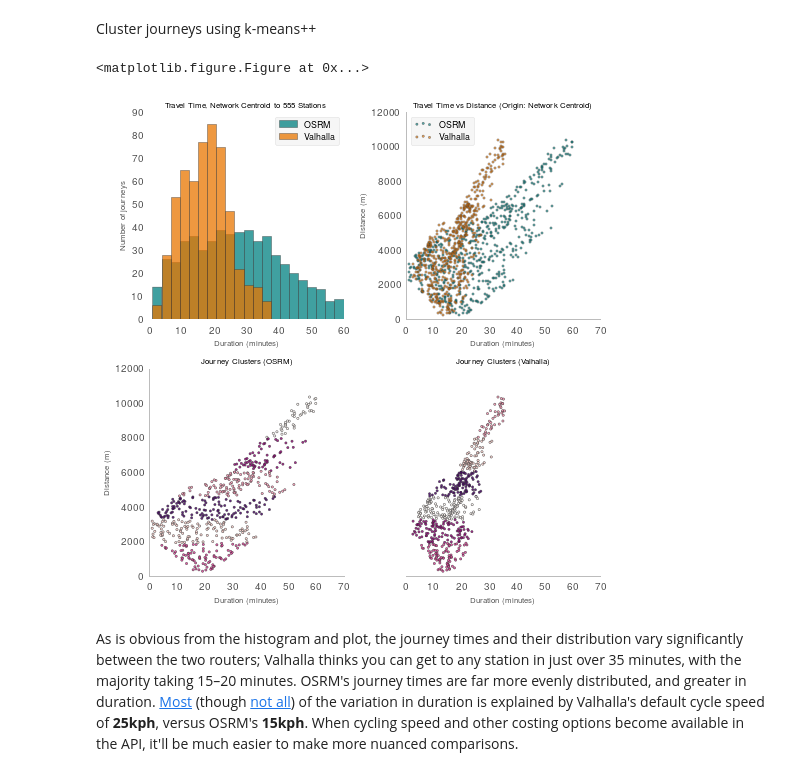
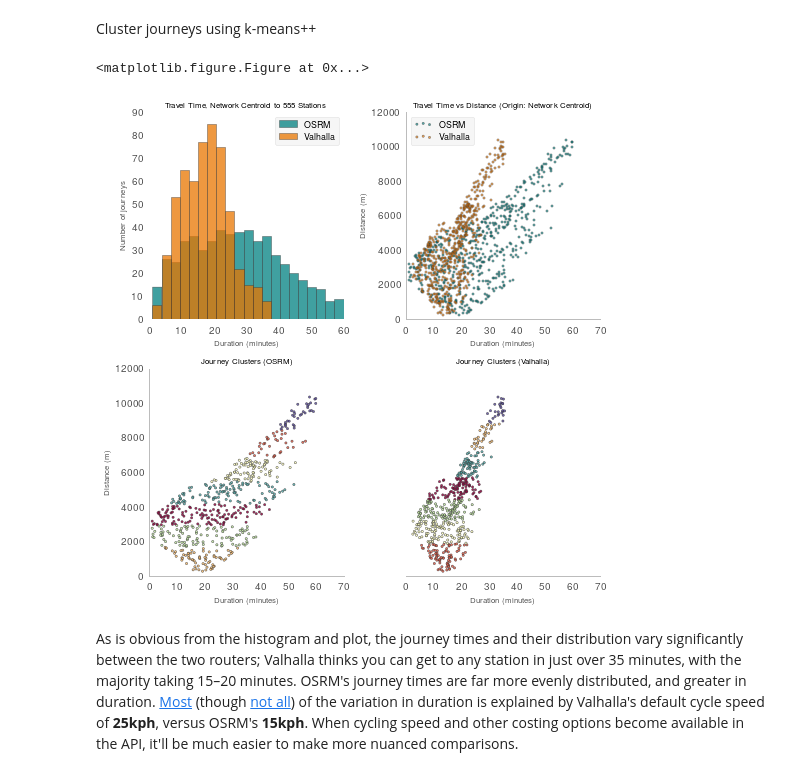
Before and after one commit to urschrei/router_comparison, a Jupyter notebook: OSRM_vs_Valhalla.ipynb, the cells around one changed output. Drawn from its saved outputs; the diff is of its cells as text; code cells hidden in the pictures.

Commit message:
More clusters, different colour map

```diff
--- a/OSRM_vs_Valhalla.ipynb
+++ b/OSRM_vs_Valhalla.ipynb
@@ -81,15 +81,19 @@ merged.head()
 # %% [markdown]
 Cluster journeys using k-means++
 # %%
-kmeans_osrm = KMeans(init='k-means++', n_clusters=6, n_init=10)
+kmeans_osrm = KMeans(init='k-means++', n_clusters=7, n_init=10)
 kmeans_osrm.fit(merged[['centroid_distance', 'travel_time_osrm']])
-merged['cluster_id_osrm'] = kmeans_osrm.labels_
-centroids_osrm = kmeans_osrm.cluster_centers_
+merged['kmeans_bin_osrm'] = kmeans_osrm.labels_
+kmeans_centroids_osrm = kmeans_osrm.cluster_centers_
 
-kmeans_valhalla = KMeans(init='k-means++', n_clusters=6, n_init=10)
+kmeans_valhalla = KMeans(init='k-means++', n_clusters=7, n_init=10)
 kmeans_valhalla.fit(merged[['centroid_distance', 'travel_time_valhalla']])
-merged['cluster_id_valhalla'] = kmeans_valhalla.labels_
-centroids_valhalla = kmeans_valhalla.cluster_centers_
+merged['kmeans_bin_valhalla'] = kmeans_valhalla.labels_
+kmeans_centroids_valhalla = kmeans_valhalla.cluster_centers_
+
+# dbscan_valhalla = DBSCAN(eps=75., min_samples=5)
+# dbscan_valhalla.fit(merged[['centroid_distance', 'travel_time_valhalla']])
+# merged['dbscan_id_valhalla'] = dbscan_valhalla.labels_
 # %%
 # set up plots
 # numrows, numcolumns, plot number (specify in row, column order)
@@ -172,10 +176,10 @@ ax3 = fig.add_subplot(223, axisbg='none', frame_on=True)
 osrm_cluster = plt.scatter(
     x=merged['travel_time_osrm'],
     y=merged['centroid_distance'],
-    c=merged['cluster_id_osrm'],
+    c=merged['kmeans_bin_osrm'],
     marker='o',
     color="#ff8300",
-    cmap='RdPu',
+    cmap='Spectral',
     edgecolor='#333333',
     lw=linewidth,
     s=dotsize,
@@ -200,44 +204,44 @@ ax4 = fig.add_subplot(224, axisbg='none', frame_on=True)
 valhalla_cluster = plt.scatter(
     x=merged['travel_time_valhalla'],
     y=merged['centroid_distance'],
-    c=merged['cluster_id_valhalla'],
+    c=merged['kmeans_bin_valhalla'],
     marker='o',
     color="#ff8300",
-    cmap='RdPu',
+    cmap='Spectral',
     edgecolor='#333333',
     lw=linewidth,
     s=dotsize,
     alpha=0.85)
 
 ax4.set_xlim(0, 70)
 ax4.set_ylim(0, 12000)
 plt.title(
     "Journey Clusters (Valhalla)",
     fontsize=8
 )
 
 ax4.set_xlabel('Duration (minutes)', fontsize=fontsize)
 # ax4.set_ylabel('Distance (m)', fontsize=fontsize)
 ax4.set_yticklabels([])
 ax4.grid(b=False)
 ax4.spines['top'].set_visible(False)
 ax4.spines['right'].set_visible(False)
 ax4.spines['left'].set_visible(False)
 
 # Save etc
 plt.tight_layout()
 plt.savefig(
-    'combined_gh.png',
+    'combined.png',
     format="png",
     bbox_inches='tight',
     alpha=True,
     transparent=True,
-    dpi=100)
+    dpi=300)
 
 plt.show()
 # %% [output]
 <matplotlib.figure.Figure at 0x...>
-[figure, old version]
+[figure, new version]
 # %% [markdown]
 As is obvious from the histogram and plot, the journey times and their distribution vary significantly between the two routers; Valhalla thinks you can get to any station in just over 35 minutes, with the majority taking 15–20 minutes. OSRM's journey times are far more evenly distributed, and greater in duration. [Most](https://twitter.com/mapzen/status/626080158890479620) (though [not all](https://twitter.com/mapzen/status/626083924192690176)) of the variation in duration is explained by Valhalla's default cycle speed of **25kph**, versus OSRM's **15kph**. When cycling speed and other costing options become available in the API, it'll be much easier to make more nuanced comparisons.
 # %%
```
Also changed, not shown: parts of 2 cells of this notebook, 2 other files.
